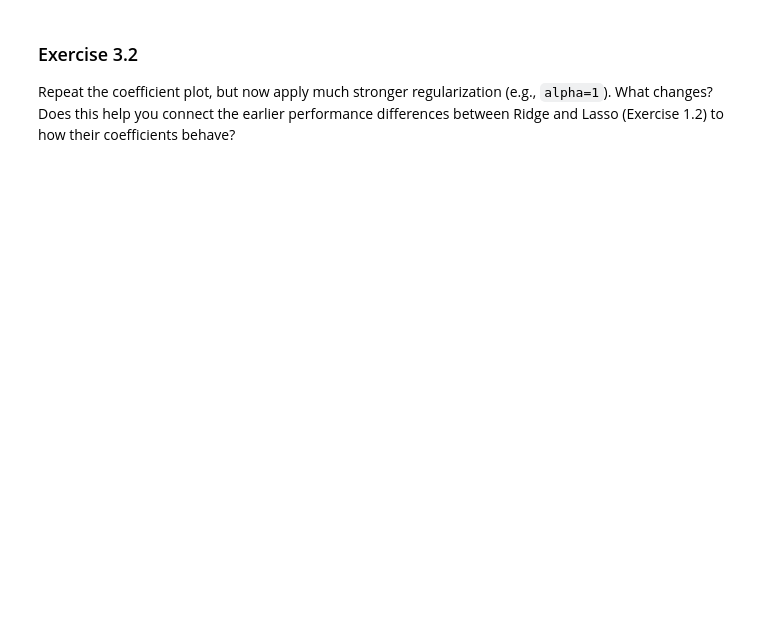
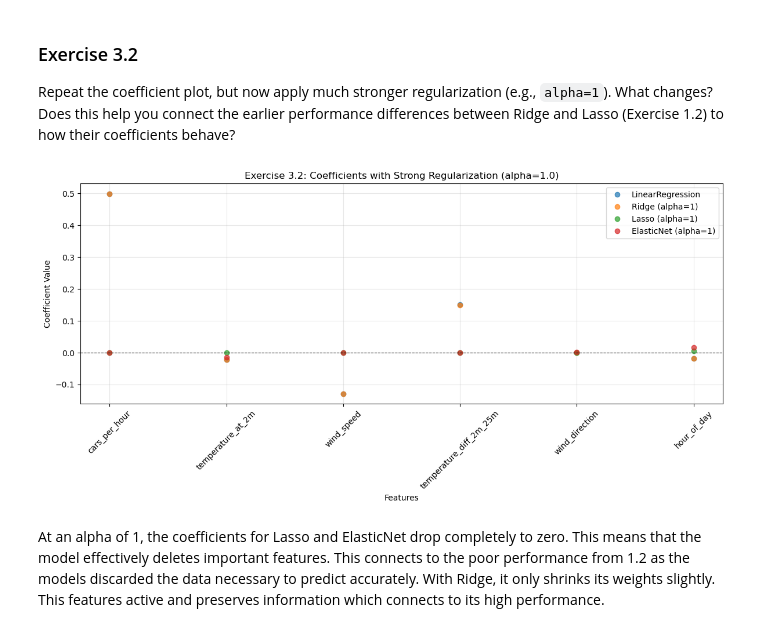
Before and after one commit to Shrxmy/25263CSDMachineLearning, a Jupyter notebook: [3] Group 8 - Module 2 - Linear Regression Lab Work (Summative)/Regression_Model_Summative.ipynb, the cells around one changed output. Drawn from its saved outputs; the diff is of its cells as text; code cells hidden in the pictures; blank space fills up the shorter version.

```diff
--- a/[3] Group 8 - Module 2 - Linear Regression Lab Work (Summative)/Regression_Model_Summative.ipynb
+++ b/[3] Group 8 - Module 2 - Linear Regression Lab Work (Summative)/Regression_Model_Summative.ipynb
@@ -330,3 +363,37 @@ For each model, pick an `alpha` that looked reasonable in Exercise 2. If you’r
 # %% [markdown]
 ### Exercise 3.2
 Repeat the coefficient plot, but now apply much stronger regularization (e.g., `alpha=1`). What changes? Does this help you connect the earlier performance differences between Ridge and Lasso (Exercise 1.2) to how their coefficients behave?
+# %%
+models_strong = {
+    "LinearRegression": LinearRegression(),
+    "Ridge (alpha=1)": Ridge(alpha=1),
+    "Lasso (alpha=1)": Lasso(alpha=1),
+    "ElasticNet (alpha=1)": ElasticNet(alpha=1, l1_ratio=0.5)
+}
+
+# 2. Fit and store
+coefficients_strong = {}
+
+for name, model in models_strong.items():
+    model.fit(X, y)
+    coefficients_strong[name] = model.coef_
+
+# 3. Plotting
+plt.figure(figsize=(12, 6))
+
+for name, coefs in coefficients_strong.items():
+    plt.plot(feature_names, coefs, marker='o', linestyle='None', label=name, alpha=0.7)
+
+plt.title("Exercise 3.2: Coefficients with Strong Regularization (alpha=1.0)")
+plt.xlabel("Features")
+plt.ylabel("Coefficient Value")
+plt.axhline(0, color='black', linestyle='--', linewidth=0.8)
+plt.legend()
+plt.xticks(rotation=45)
+plt.grid(True, alpha=0.3)
+plt.tight_layout()
+plt.show()
+# %% [output]
+[figure, added]
+# %% [markdown]
+At an alpha of 1, the coefficients for Lasso and ElasticNet drop completely to zero. This means that the model effectively deletes important features. This connects to the poor performance from 1.2 as the models discarded the data necessary to predict accurately. With Ridge, it only shrinks its weights slightly. This features active and preserves information which connects to its high performance.
```
Also changed, not shown: parts of 2 cells of this notebook.
